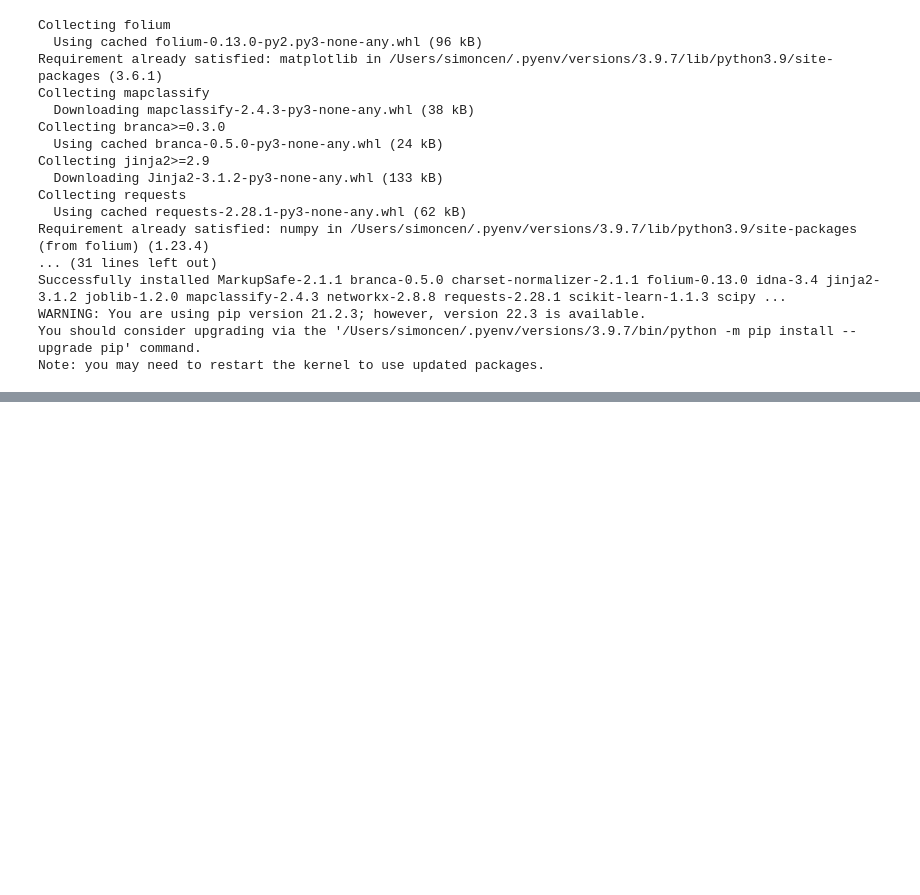
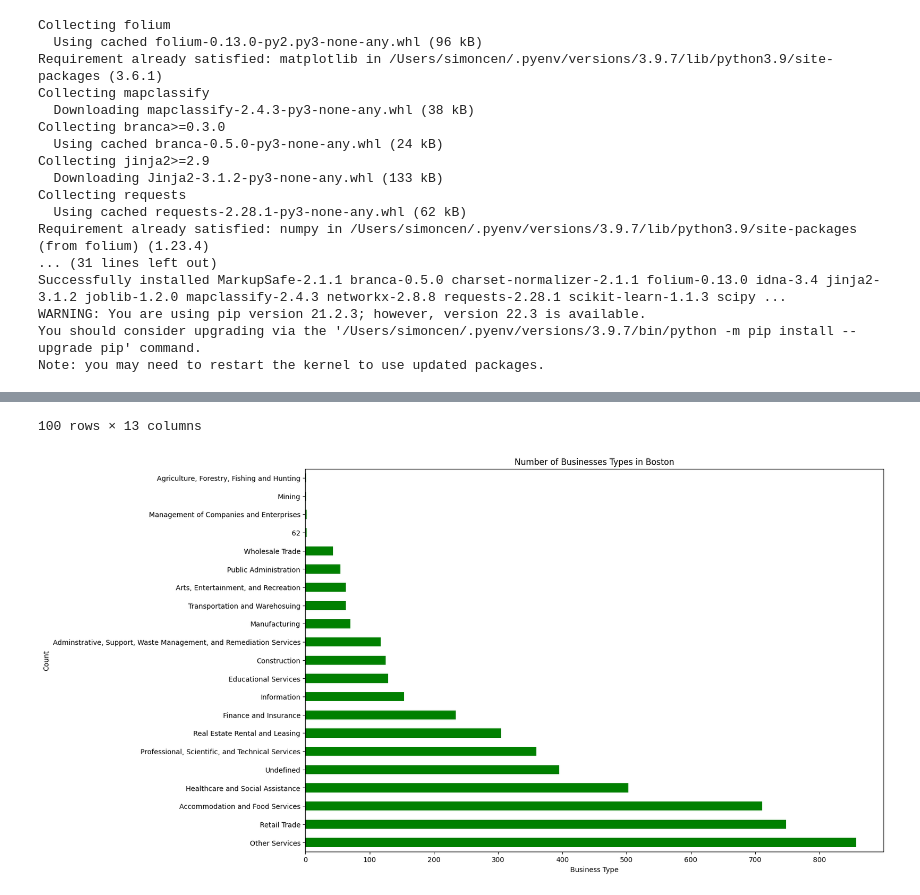
Before and after one commit to BU-Spark/ds-councilor-worrell-small-business, a Jupyter notebook: Deliverable2/Shape.ipynb, the cells around one changed output, grey strips where cells are left out. Saved outputs shown, nothing was run; the diff lists cells and outputs as text; code cells hidden in the pictures; blank space fills up the shorter version.

Commit message:
Graph Added

```diff
--- a/Deliverable2/Shape.ipynb
+++ b/Deliverable2/Shape.ipynb
@@ -35,0 +33,21 @@ gdf.explore()
+# %%
+import pandas as pd
+
+df = pd.read_csv('../datasets/MainStreets_Business_List.csv')
+#drop all rows with NaN values
+df = df.dropna()
+
+df.head(100)
+
+#plot the sun of  grouped by NAICS_2017_2digit_desc in descending order
+df.groupby("NAICS_2017_2digit_desc")["NAICS_2017_2digit_desc"].count().sort_values(ascending=False).plot.barh(
+    title = "Number of Businesses Types in Boston",
+    color = "green",
+    ylabel = "Count",
+    xlabel = "Business Type",
+    figsize = (15,10),
+    rot = 0
+)
+
+df.head(100)
+# %% [output]
@@ -35,0 +66,2 @@ gdf.explore()
+100 rows × 13 columns
+[figure, added]
```
Also changed, not shown: parts of 3 cells of this notebook.
